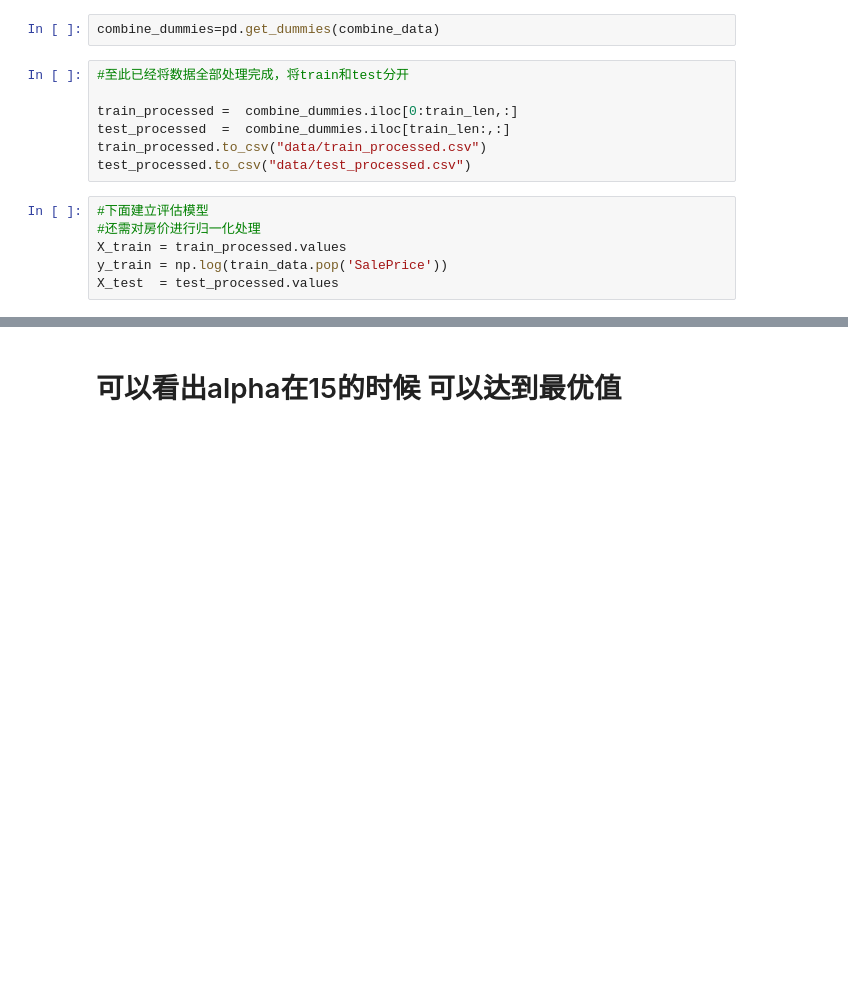
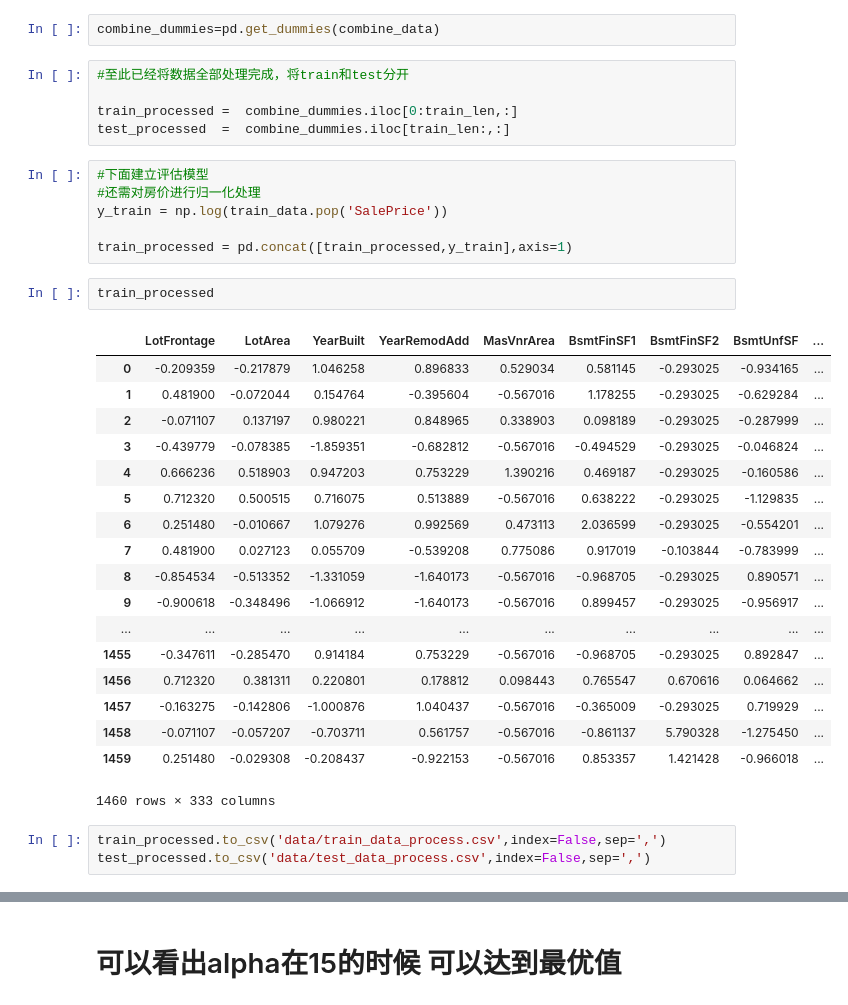
Before and after one commit to JJXiangJiaoJun/house_price_predict, a Jupyter notebook: typical_regression.ipynb, the cells around one changed output, grey strips where cells are left out. Saved outputs shown, nothing was run; the diff lists cells and outputs as text; blank space fills up the shorter version.

```diff
--- a/typical_regression.ipynb
+++ b/typical_regression.ipynb
@@ -569,11 +568,33 @@ combine_dummies=pd.get_dummies(combine_data)
 
 train_processed =  combine_dummies.iloc[0:train_len,:]
 test_processed  =  combine_dummies.iloc[train_len:,:]
-train_processed.to_csv("data/train_processed.csv")
-test_processed.to_csv("data/test_processed.csv")
 # %%
 #下面建立评估模型
 #还需对房价进行归一化处理
-X_train = train_processed.values
 y_train = np.log(train_data.pop('SalePrice'))
-X_test  = test_processed.values
+
+train_processed = pd.concat([train_processed,y_train],axis=1)
+# %%
+train_processed
+# %% [output]
+|  | LotFrontage | LotArea | YearBuilt | YearRemodAdd | MasVnrArea | BsmtFinSF1 | BsmtFinSF2 | BsmtUnfSF | ... |
+| 0 | -0.209359 | -0.217879 | 1.046258 | 0.896833 | 0.529034 | 0.581145 | -0.293025 | -0.934165 | ... |
+| 1 | 0.481900 | -0.072044 | 0.154764 | -0.395604 | -0.567016 | 1.178255 | -0.293025 | -0.629284 | ... |
+| 2 | -0.071107 | 0.137197 | 0.980221 | 0.848965 | 0.338903 | 0.098189 | -0.293025 | -0.287999 | ... |
+| 3 | -0.439779 | -0.078385 | -1.859351 | -0.682812 | -0.567016 | -0.494529 | -0.293025 | -0.046824 | ... |
+| 4 | 0.666236 | 0.518903 | 0.947203 | 0.753229 | 1.390216 | 0.469187 | -0.293025 | -0.160586 | ... |
+| 5 | 0.712320 | 0.500515 | 0.716075 | 0.513889 | -0.567016 | 0.638222 | -0.293025 | -1.129835 | ... |
+| 6 | 0.251480 | -0.010667 | 1.079276 | 0.992569 | 0.473113 | 2.036599 | -0.293025 | -0.554201 | ... |
+| 7 | 0.481900 | 0.027123 | 0.055709 | -0.539208 | 0.775086 | 0.917019 | -0.103844 | -0.783999 | ... |
+| 8 | -0.854534 | -0.513352 | -1.331059 | -1.640173 | -0.567016 | -0.968705 | -0.293025 | 0.890571 | ... |
+| 9 | -0.900618 | -0.348496 | -1.066912 | -1.640173 | -0.567016 | 0.899457 | -0.293025 | -0.956917 | ... |
+| ... | ... | ... | ... | ... | ... | ... | ... | ... | ... |
+| 1455 | -0.347611 | -0.285470 | 0.914184 | 0.753229 | -0.567016 | -0.968705 | -0.293025 | 0.892847 | ... |
+| 1456 | 0.712320 | 0.381311 | 0.220801 | 0.178812 | 0.098443 | 0.765547 | 0.670616 | 0.064662 | ... |
+| 1457 | -0.163275 | -0.142806 | -1.000876 | 1.040437 | -0.567016 | -0.365009 | -0.293025 | 0.719929 | ... |
+| 1458 | -0.071107 | -0.057207 | -0.703711 | 0.561757 | -0.567016 | -0.861137 | 5.790328 | -1.275450 | ... |
+| 1459 | 0.251480 | -0.029308 | -0.208437 | -0.922153 | -0.567016 | 0.853357 | 1.421428 | -0.966018 | ... |
+1460 rows × 333 columns
+# %%
+train_processed.to_csv('data/train_data_process.csv',index=False,sep=',')
+test_processed.to_csv('data/test_data_process.csv',index=False,sep=',')
```
Also changed, not shown: parts of 39 cells of this notebook, 2 other files.
